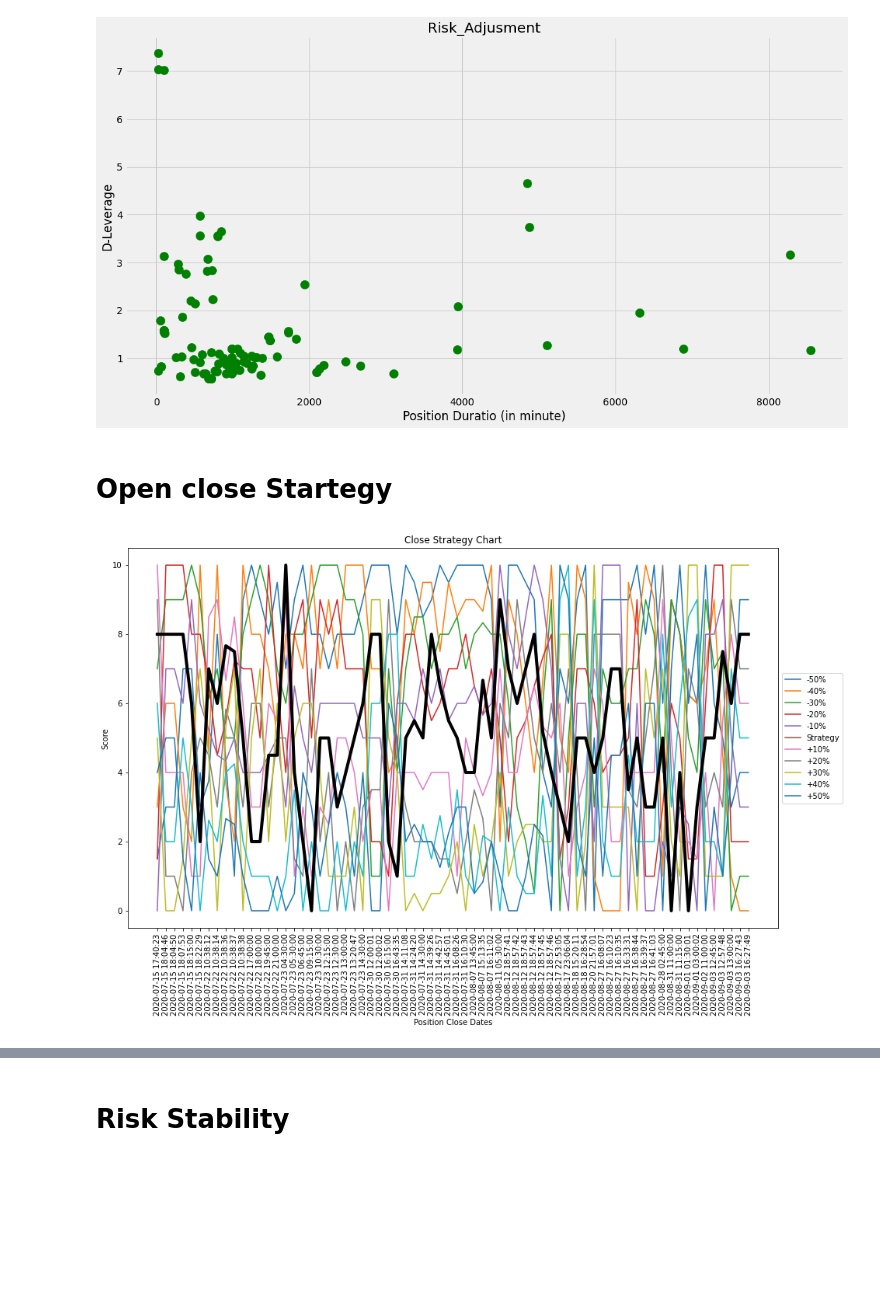
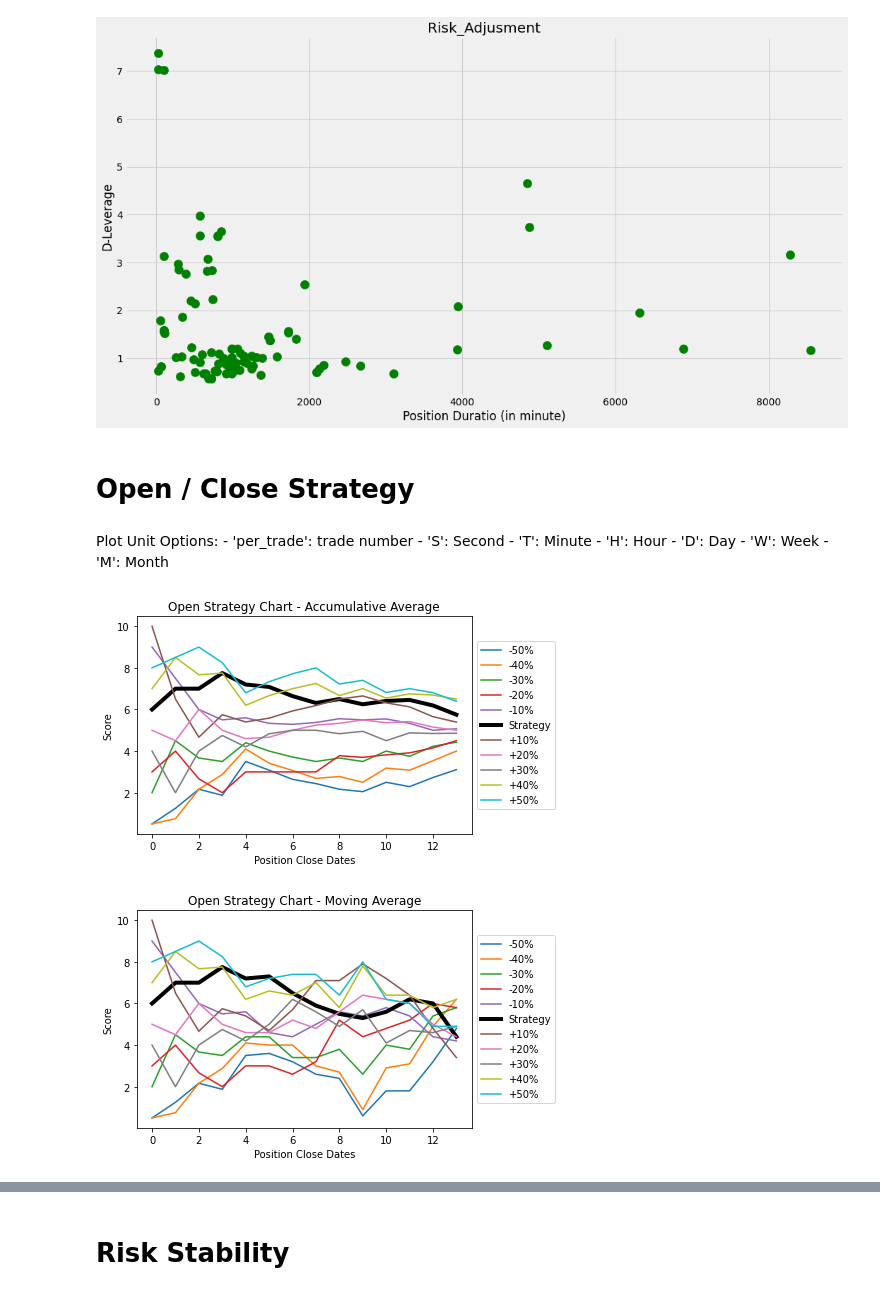
Before and after one commit to adaji/TraderEvaluation, a Jupyter notebook: TestNote.ipynb, the cells around one changed output, grey strips where cells are left out. Cells and saved outputs as stored; diff of their text form; code cells hidden in the pictures; blank space fills up the shorter version.

Commit message:
Final touch on Open/Close Strategy

```diff
--- a/TestNote.ipynb
+++ b/TestNote.ipynb
@@ -212,12 +212,26 @@ plt.show()
 # %% [output]
 [figure]
 # %% [markdown]
-# Open  close Startegy
+# Open / Close Strategy
+# %% [markdown]
+Plot Unit Options:
+    - 'per_trade': trade number
+    - 'S': Second
+    - 'T': Minute
+    - 'H': Hour
+    - 'D': Day
+    - 'W': Week
+    - 'M': Month
 # %%
-oscs = Darwin.OS_CS(trading_data=test_data)
+oscs = Darwin.OS_CS(trading_data=test_data[:100], window_periods=100, plot_unit='per_trade')
 # %%
-plt.figure(figsize=(15,9))
-oscs.plot_close_strategy
+# plt.figure(figsize=(15,9))
+oscs.plot_open_strategy
 # %% [output]
-[figure, old version]
+[figure, new version]
+# %%
+# plt.figure(figsize=(15,9))
+oscs.plot_open_strategy_moving_average
+# %% [output]
+[figure, added]
 # %%
```
Also changed, not shown: parts of 14 cells of this notebook, 1 other file.
